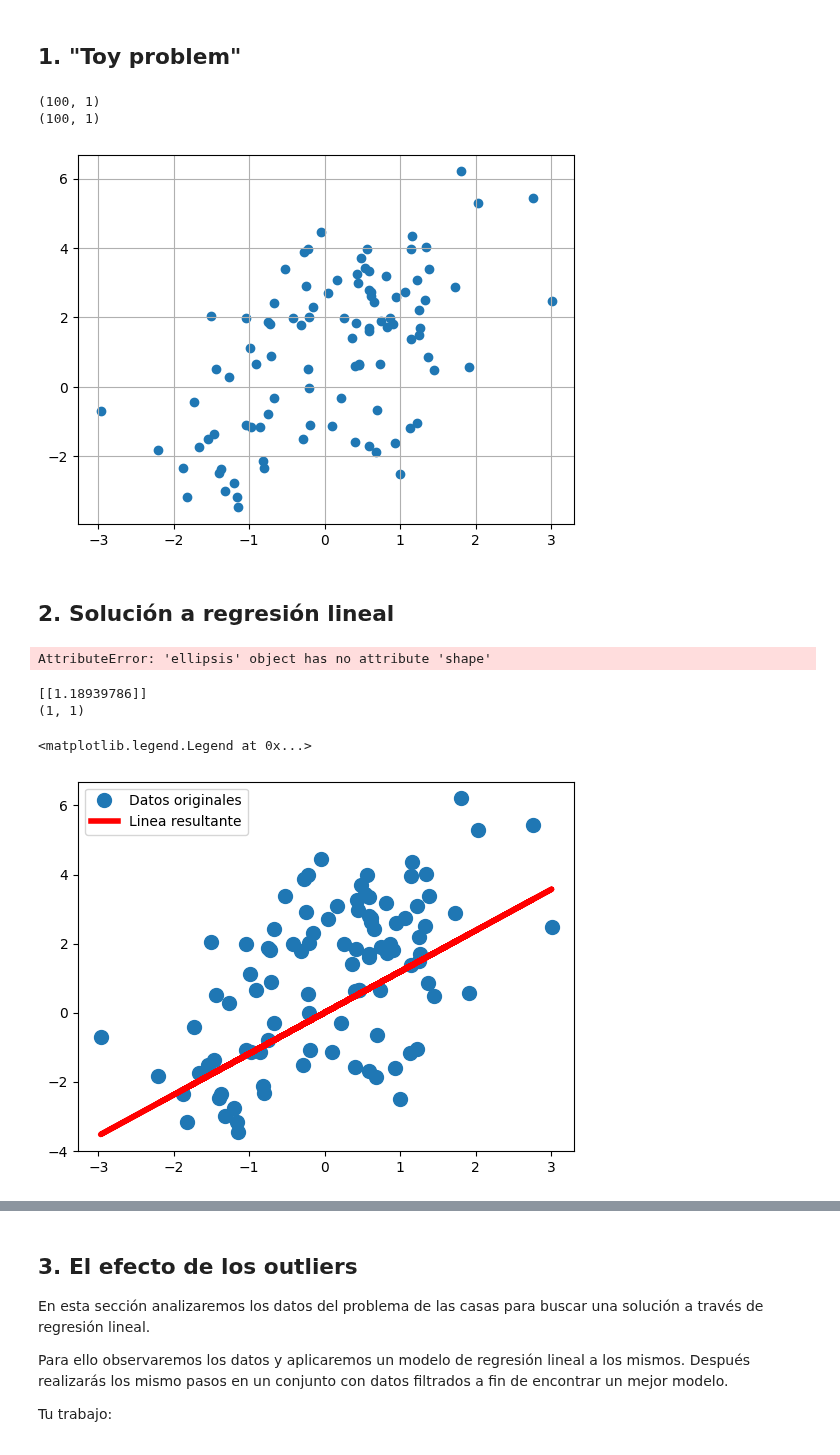
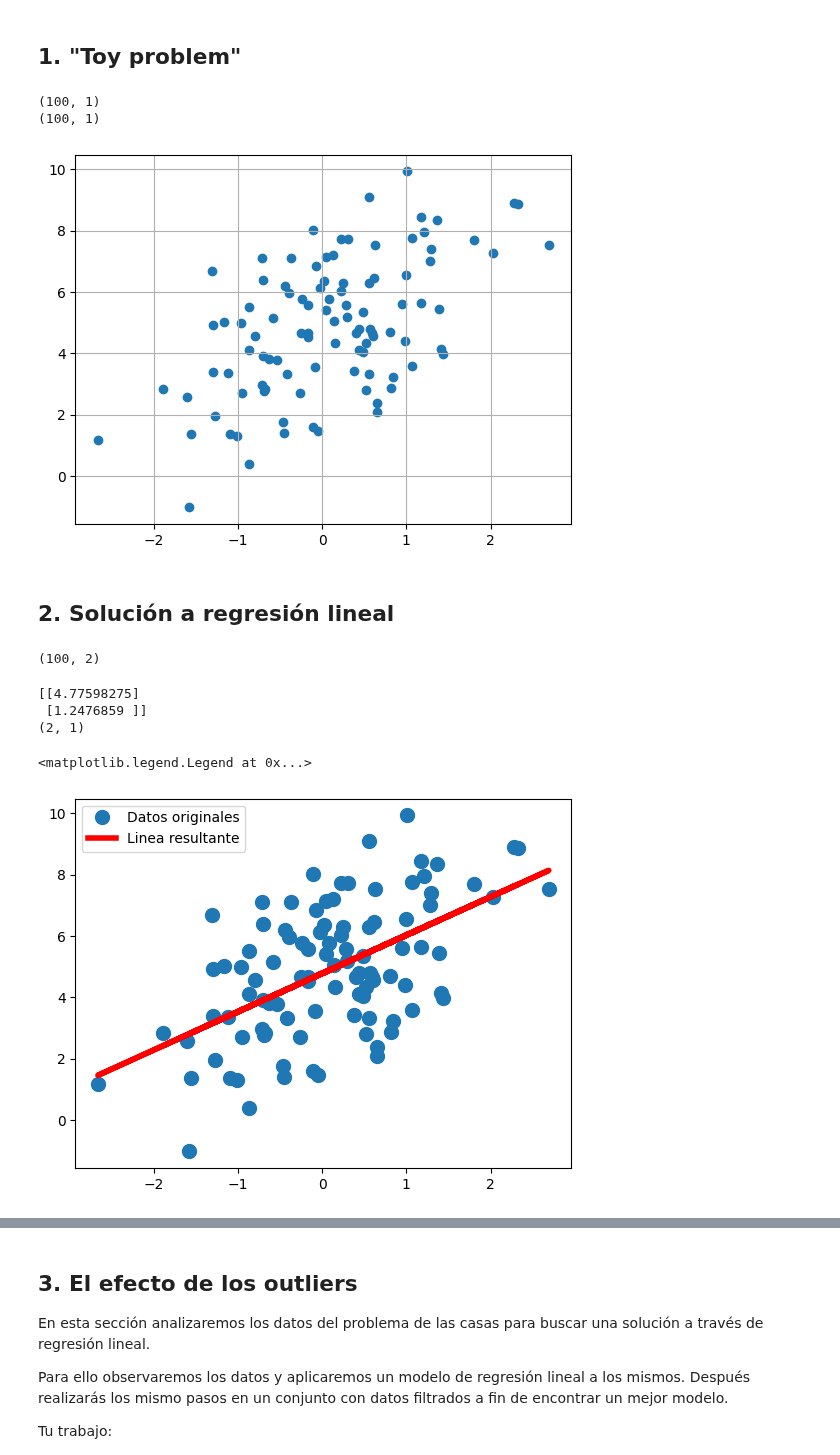
Before and after one commit to YaerimGZ/SI23_Togepis, a Jupyter notebook: ejercicio_1-LinearReg/linear_regression.ipynb, the cells around one changed output, grey strips where cells are left out. Cells and saved outputs as stored; diff of their text form; code cells hidden in the pictures.

```diff
--- a/ejercicio_1-LinearReg/linear_regression.ipynb
+++ b/ejercicio_1-LinearReg/linear_regression.ipynb
@@ -42,8 +42,8 @@ n_muestras = 100
 ruido_blanco_std = 2
 X = np.random.randn(n_muestras, 1)
 eps = np.random.randn(n_muestras, 1) * ruido_blanco_std
-w = [[1.2]]
-y = 0.7 + X @ w + eps
+w = np.array([[5, 1.2]]).T
+y = w[0] + X * w[1] + eps
 
 ## Imprimimos la dimensionalidad de nuestros datos de entrada y las etiquetas
 print(X.shape)  # X es de n_muestras, 1 (variable)
@@ -55,7 +55,7 @@ plt.grid()
 # %% [output]
 (100, 1)
 (100, 1)
-[figure, old version]
+[figure, new version]
 # %% [markdown]
 ## 2. Solución a regresión lineal
 # %%
@@ -67,10 +67,10 @@ plt.grid()
 
 vector = np.ones((len(X), 1))
 
-X_augmented = np.concatenate((vector, X), axis=1)
+X_augmented = np.concatenate((vector, X), axis=-1)
 print(X_augmented.shape)
 # %% [output]
-AttributeError: 'ellipsis' object has no attribute 'shape'
+(100, 2)
 # %%
 # 2.2 TODO: usa la ecuación anterior (X'X)^(-1)X'Y para calcular los pesos
 # Consejo:
@@ -78,29 +78,30 @@ AttributeError: 'ellipsis' object has no attribute 'shape'
 #       np.linalg.inv() se usa para calcular la matriz inversa
 #       X.T es la transpuesta de X
 
-multX = X.T@X
+multX = X_augmented.T@X_augmented
 inv = np.linalg.inv(multX)
-multXT = inv @ X.T
+multXT = inv @ X_augmented.T
 
 w_hat = multXT@y
 print(w_hat)
 print(w_hat.shape)
 # %% [output]
-[[1.18939786]]
-(1, 1)
+[[4.77598275]
+ [1.2476859 ]]
+(2, 1)
 # %%
 # 2.3 TODO: Calcula las predicciones de tu modelo
-y_hat = np.dot(X, w_hat)
+y_hat = np.dot(X_augmented, w_hat)
 
 plt.plot(X, y, 'o', label='Datos originales', markersize=10)
 
 # TODO: Grafica las preddicciones/ la linea resultante
 plt.plot(X, y_hat, 'r', lw=4, label='Linea resultante')
 
 plt.legend()
 # %% [output]
 <matplotlib.legend.Legend at 0x...>
-[figure, old version]
+[figure, new version]
 # %%
 ## 2.4 TODO: Calcula la suma de errores cuadrádos
 residual = np.sum((y - y_hat)**2)
```
Also changed, not shown: parts of 1 cell of this notebook.
